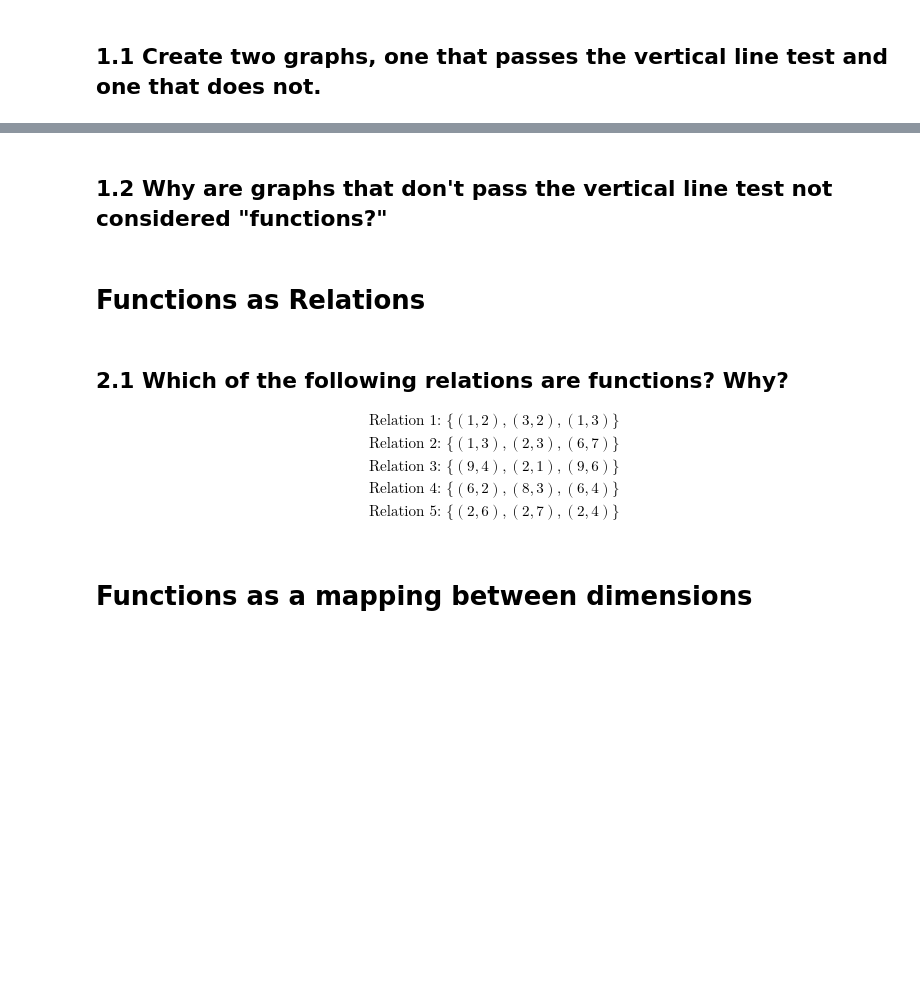
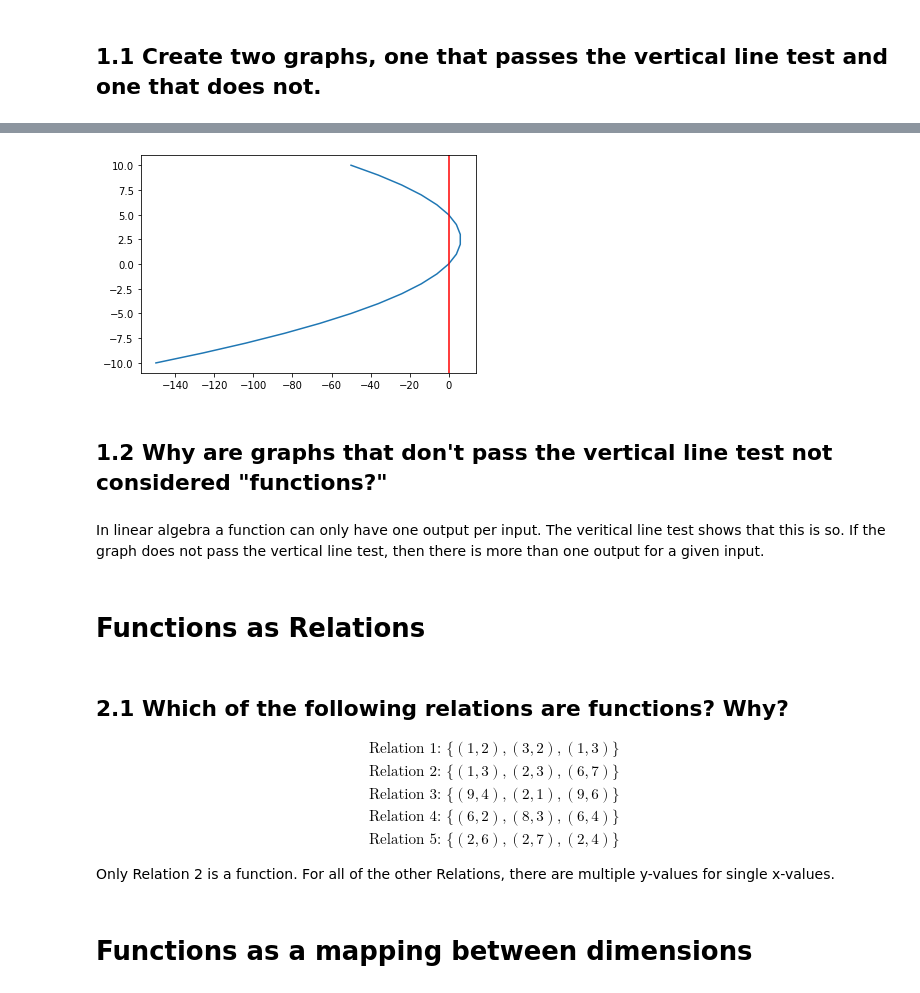
Before and after one commit to SaraWestWA/DS-Unit-1-Build, a Jupyter notebook: module3-dimensionality-reduction/SW_133_High_Dimensional_Data_Assignment.ipynb, the cells around one changed output, grey strips where cells are left out. Cells and saved outputs as stored; diff of their text form; code cells hidden in the pictures; blank space fills up the shorter version.

```diff
--- a/module3-dimensionality-reduction/SW_133_High_Dimensional_Data_Assignment.ipynb
+++ b/module3-dimensionality-reduction/SW_133_High_Dimensional_Data_Assignment.ipynb
@@ -15,5 +23,15 @@ from sklearn.decomposition import PCA
+# %%
+# this does not pass the vertical line test
+y = np.arange(-10, 11)
+x = 5*y-y**2
+plt.plot(x, y)
+plt.axvline(x=0, color='r');
+# %% [output]
+[figure, added]
 # %% [markdown]
 ## 1.2 Why are graphs that don't pass the vertical line test not considered "functions?"
+# %% [markdown]
+In linear algebra a function can only have one output per input. The veritical line test shows that this is so. If the graph does not pass the vertical line test, then there is more than one output for a given input.
 # %% [markdown]
 # Functions as Relations
 # %% [markdown]
@@ -30,6 +48,9 @@ from sklearn.decomposition import PCA
 \\
 \text{Relation 5: } \{(2, 6), (2, 7), (2, 4)\}
 \end{align}
+
+
+Only Relation 2 is a function. For all of the other Relations, there are multiple y-values for single x-values.
 # %% [markdown]
 # Functions as a mapping between dimensions
 # %% [markdown]
```
Also changed, not shown: parts of 12 cells of this notebook.
